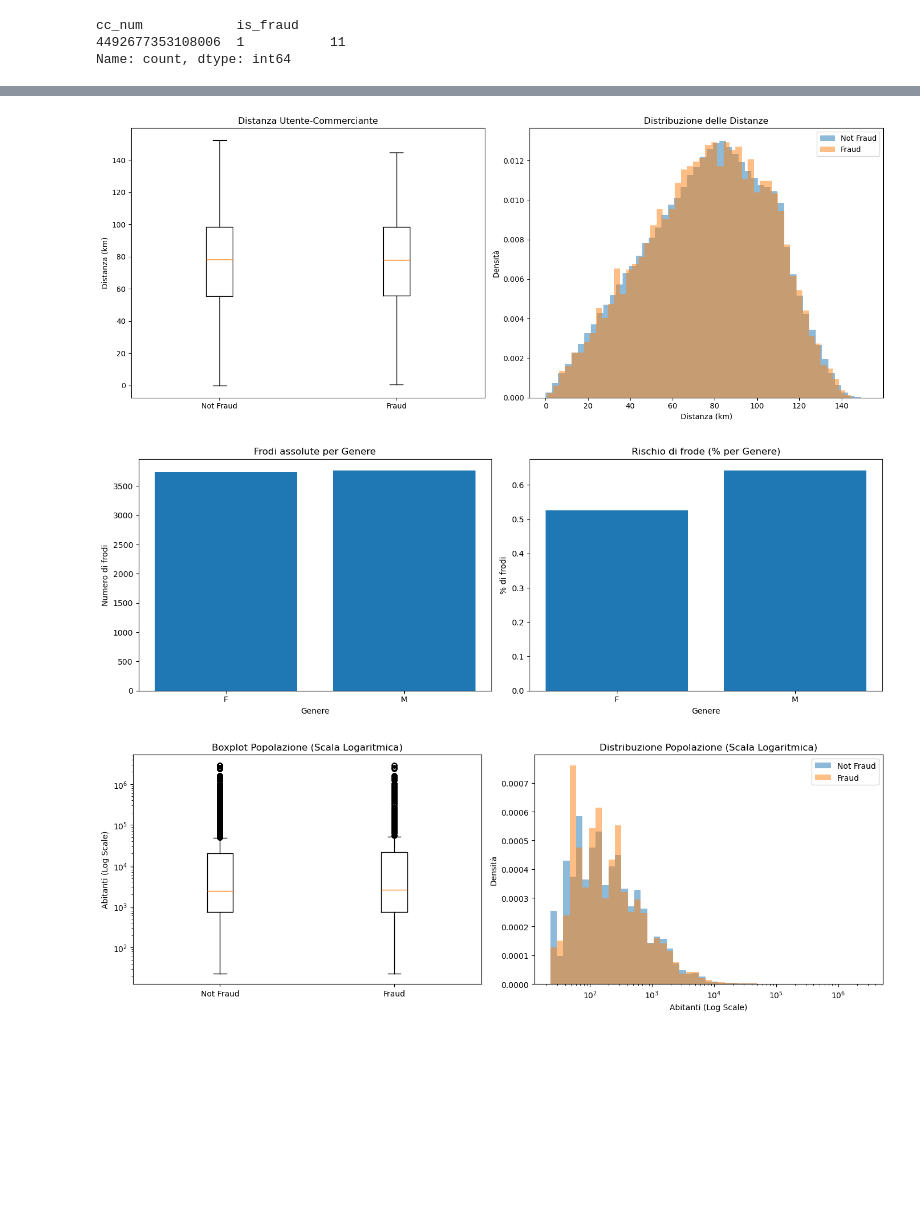
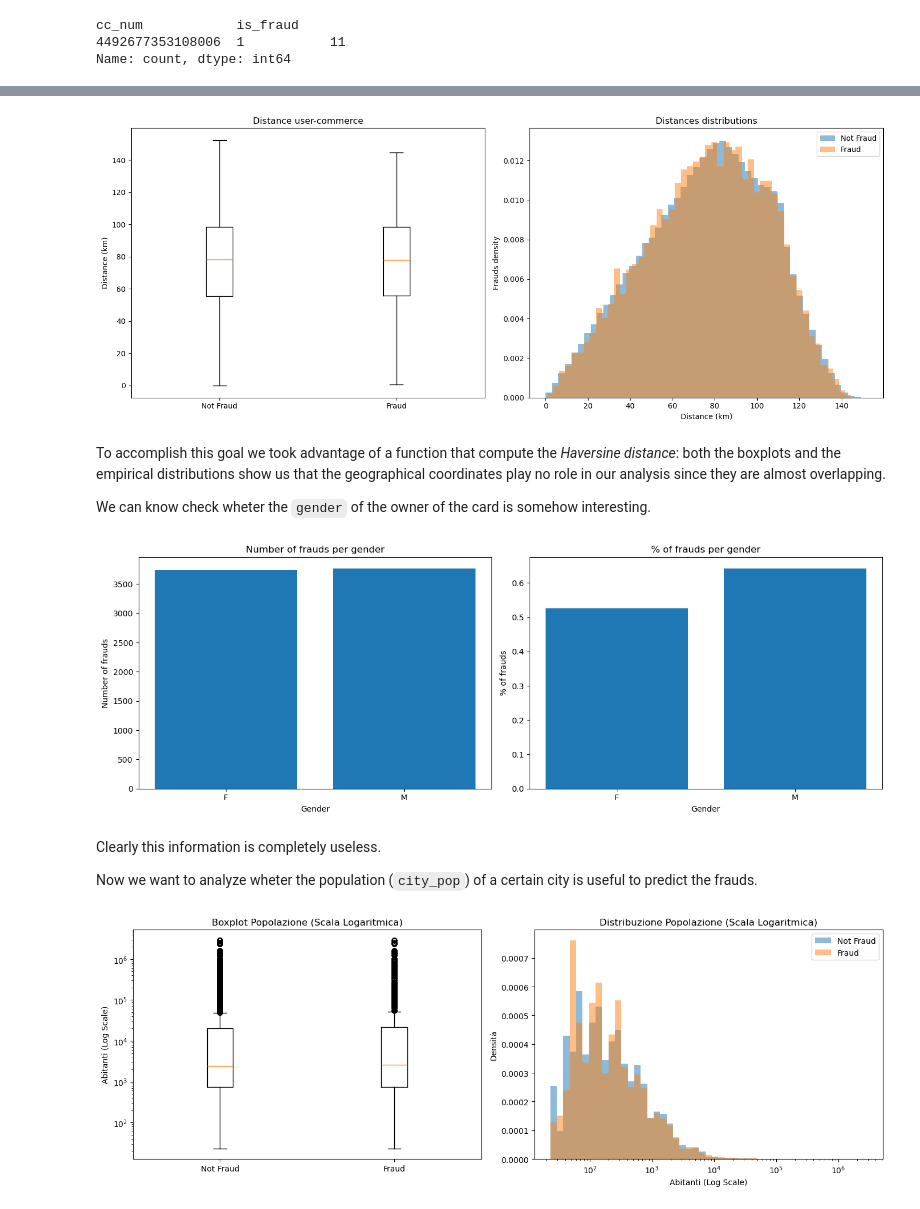
Before and after one commit to giorgiozoccatelli/Fraud-Detection, a Jupyter notebook: creditfraud.ipynb, the cells around one changed output, grey strips where cells are left out. Cells and saved outputs as stored; diff of their text form; code cells hidden in the pictures; blank space fills up the shorter version.

```diff
--- a/creditfraud.ipynb
+++ b/creditfraud.ipynb
@@ -232,33 +257,37 @@ Name: count, dtype: int64
 # %%
 def haversine_distance(lat1, lon1, lat2, lon2):
     R = 6371.0
     lat1, lon1, lat2, lon2 = map(np.radians, [lat1, lon1, lat2, lon2])
     dlat = lat2 - lat1
     dlon = lon2 - lon1
     a = np.sin(dlat/2)**2 + np.cos(lat1) * np.cos(lat2) * np.sin(dlon/2)**2
     c = 2 * np.arcsin(np.sqrt(a))
     d=R*c
     return d
 
 dist_km = haversine_distance(df['lat'], df['long'], df['merch_lat'], df['merch_long'])
 
 fig, ax = plt.subplots(ncols=2, figsize=(15, 6))
 
 ax[0].boxplot([dist_km[df["is_fraud"]==0], dist_km[df["is_fraud"]==1]], tick_labels=["Not Fraud", "Fraud"])
-ax[0].set_ylabel("Distanza (km)")
-ax[0].set_title("Distanza Utente-Commerciante")
+ax[0].set_ylabel("Distance (km)")
+ax[0].set_title("Distance user-commerce")
 
 ax[1].hist(dist_km[df["is_fraud"]==0], bins=50, alpha=0.5, label="Not Fraud", density=True)
 ax[1].hist(dist_km[df["is_fraud"]==1], bins=50, alpha=0.5, label="Fraud", density=True)
-ax[1].set_xlabel("Distanza (km)")
-ax[1].set_ylabel("Densità")
-ax[1].set_title("Distribuzione delle Distanze")
+ax[1].set_xlabel("Distance (km)")
+ax[1].set_ylabel("Frauds density")
+ax[1].set_title("Distances distributions")
 ax[1].legend()
 
 plt.tight_layout()
 plt.show()
 # %% [output]
-[figure, old version]
+[figure, new version]
+# %% [markdown]
+To accomplish this goal we took advantage of a function that compute the *Haversine distance*: both the boxplots and the empirical distributions show us that the geographical coordinates play no role in our analysis since they are almost overlapping.
+
+We can know check wheter the `gender` of the owner of the card is somehow interesting.
 # %%
 trans_gender = df['gender'].value_counts().sort_index()
 fraud_gender = df[df['is_fraud']==1]['gender'].value_counts().sort_index()
@@ -267,19 +296,23 @@ perc_gender = (fraud_gender / trans_gender) * 100
 fig, ax = plt.subplots(ncols=2, figsize=(14, 5))
 
 ax[0].bar(fraud_gender.index, fraud_gender.values)
-ax[0].set_xlabel("Genere")
-ax[0].set_ylabel("Numero di frodi")
-ax[0].set_title("Frodi assolute per Genere")
+ax[0].set_xlabel("Gender")
+ax[0].set_ylabel("Number of frauds")
+ax[0].set_title("Number of frauds per gender")
 
 ax[1].bar(perc_gender.index, perc_gender.values)
-ax[1].set_xlabel("Genere")
-ax[1].set_ylabel("% di frodi")
-ax[1].set_title("Rischio di frode (% per Genere)")
+ax[1].set_xlabel("Gender")
+ax[1].set_ylabel("% of frauds")
+ax[1].set_title("% of frauds per gender")
 
 plt.tight_layout()
 plt.show()
 # %% [output]
-[figure, old version]
+[figure, new version]
+# %% [markdown]
+Clearly this information is completely useless.
+
+Now we want to analyze wheter the population (`city_pop`) of a certain city is useful to predict the frauds.
 # %%
 fig, ax = plt.subplots(ncols=2, figsize=(14, 5))
 
```
Also changed, not shown: parts of 11 cells of this notebook.
